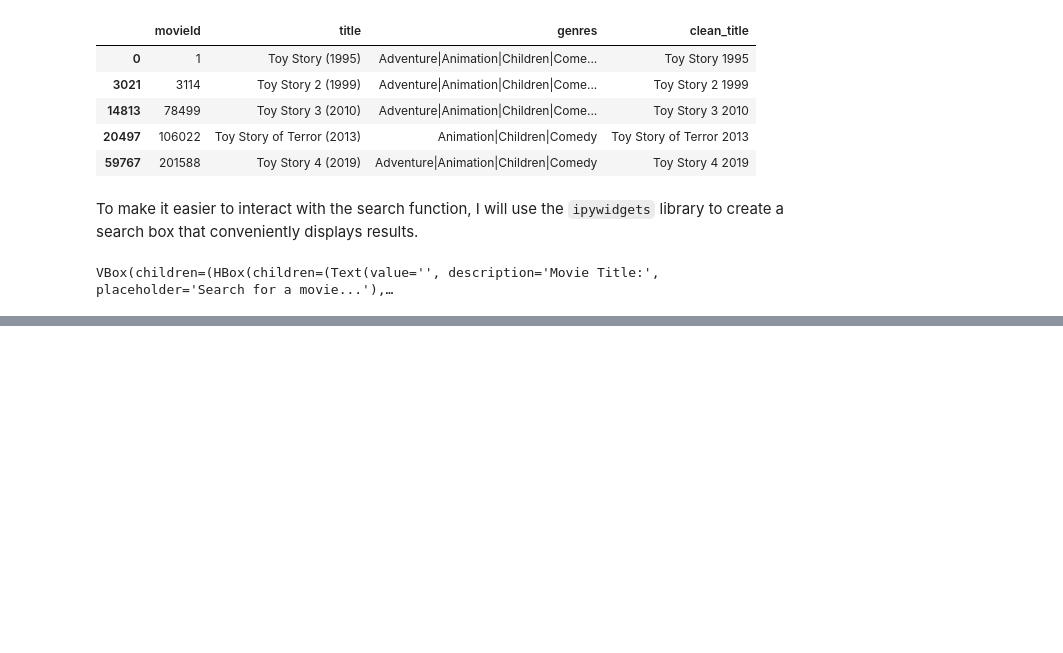
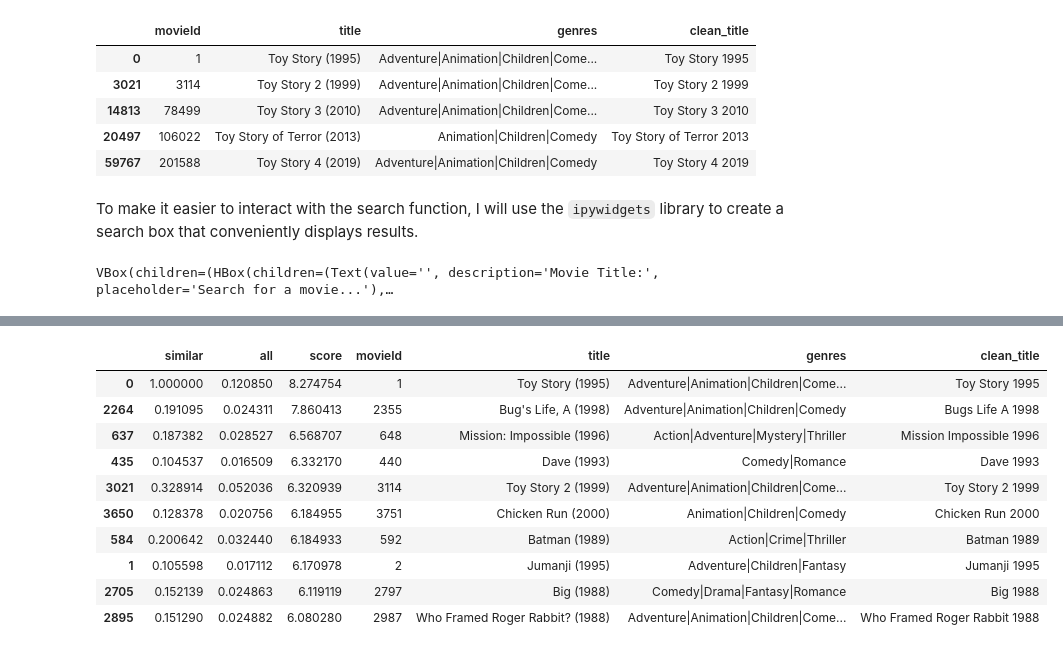
Before and after one commit to gsingh003/movie-recommendation-system, a Jupyter notebook: program.ipynb, the cells around one changed output, grey strips where cells are left out. Saved outputs shown, nothing was run; the diff lists cells and outputs as text; code cells hidden in the pictures; blank space fills up the shorter version.

Commit message:
Implement functionality to find top 10 most similar movies given a movie ID

```diff
--- a/program.ipynb
+++ b/program.ipynb
@@ -176,0 +258,4 @@ VBox(children=(HBox(children=(Text(value='', description='Movie Title:', placeho
+# %%
+# find all users who rated a movie highly that is in our set of recommended movies
+all_users = ratings[(ratings['movieId'].isin(similar_user_recs.index)) & (ratings['rating'] > 4)]
+all_users
@@ -176,0 +276,4 @@ VBox(children=(HBox(children=(Text(value='', description='Movie Title:', placeho
+# %%
+# find what percentage of all users recommend each of these movies
+all_user_recs = all_users['movieId'].value_counts() / len(all_users["userId"].unique())
+all_user_recs
@@ -176,0 +296,4 @@ VBox(children=(HBox(children=(Text(value='', description='Movie Title:', placeho
+# %%
+rec_percentages = pd.concat([similar_user_recs, all_user_recs], axis=1)
+rec_percentages.columns = ["similar", "all"]
+rec_percentages
@@ -176,0 +315,5 @@ VBox(children=(HBox(children=(Text(value='', description='Movie Title:', placeho
+# %%
+# find ratio score between percentages
+rec_percentages["score"] = rec_percentages["similar"] / rec_percentages["all"]
+rec_percentages = rec_percentages.sort_values("score", ascending=False)
+rec_percentages
@@ -176,0 +335,14 @@ VBox(children=(HBox(children=(Text(value='', description='Movie Title:', placeho
+# %%
+rec_percentages.head(10).merge(movies, left_index=True, right_on="movieId")
+# %% [output]
+|  | similar | all | score | movieId | title | genres | clean_title |
+| 0 | 1.000000 | 0.120850 | 8.274754 | 1 | Toy Story (1995) | Adventure|Animation|Children|Come... | Toy Story 1995 |
+| 2264 | 0.191095 | 0.024311 | 7.860413 | 2355 | Bug's Life, A (1998) | Adventure|Animation|Children|Comedy | Bugs Life A 1998 |
+| 637 | 0.187382 | 0.028527 | 6.568707 | 648 | Mission: Impossible (1996) | Action|Adventure|Mystery|Thriller | Mission Impossible 1996 |
+| 435 | 0.104537 | 0.016509 | 6.332170 | 440 | Dave (1993) | Comedy|Romance | Dave 1993 |
+| 3021 | 0.328914 | 0.052036 | 6.320939 | 3114 | Toy Story 2 (1999) | Adventure|Animation|Children|Come... | Toy Story 2 1999 |
+| 3650 | 0.128378 | 0.020756 | 6.184955 | 3751 | Chicken Run (2000) | Animation|Children|Comedy | Chicken Run 2000 |
+| 584 | 0.200642 | 0.032440 | 6.184933 | 592 | Batman (1989) | Action|Crime|Thriller | Batman 1989 |
+| 1 | 0.105598 | 0.017112 | 6.170978 | 2 | Jumanji (1995) | Adventure|Children|Fantasy | Jumanji 1995 |
+| 2705 | 0.152139 | 0.024863 | 6.119119 | 2797 | Big (1988) | Comedy|Drama|Fantasy|Romance | Big 1988 |
+| 2895 | 0.151290 | 0.024882 | 6.080280 | 2987 | Who Framed Roger Rabbit? (1988) | Adventure|Animation|Children|Come... | Who Framed Roger Rabbit 1988 |
```
Also changed, not shown: parts of 16 cells of this notebook.
